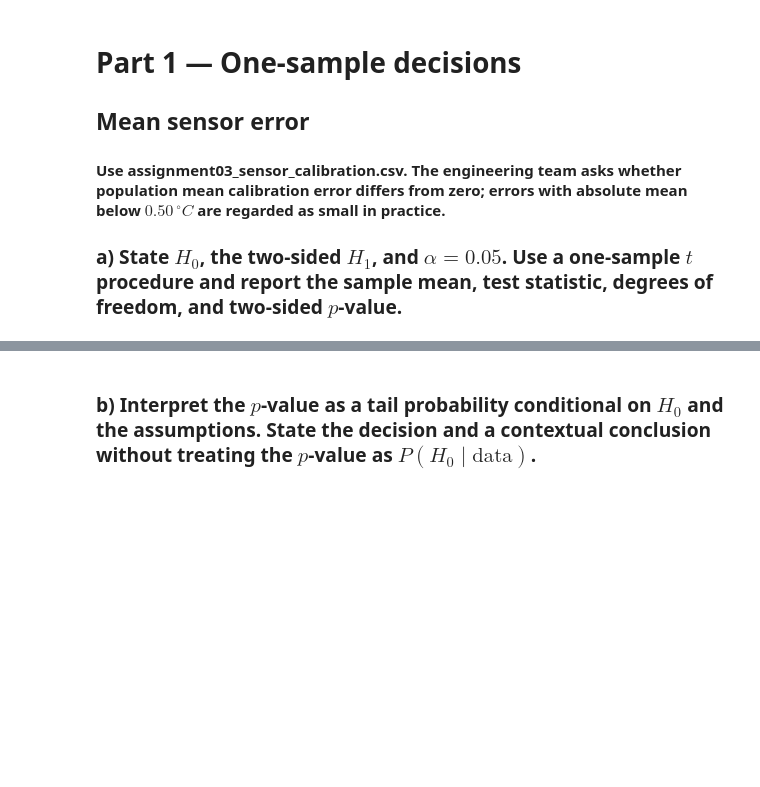
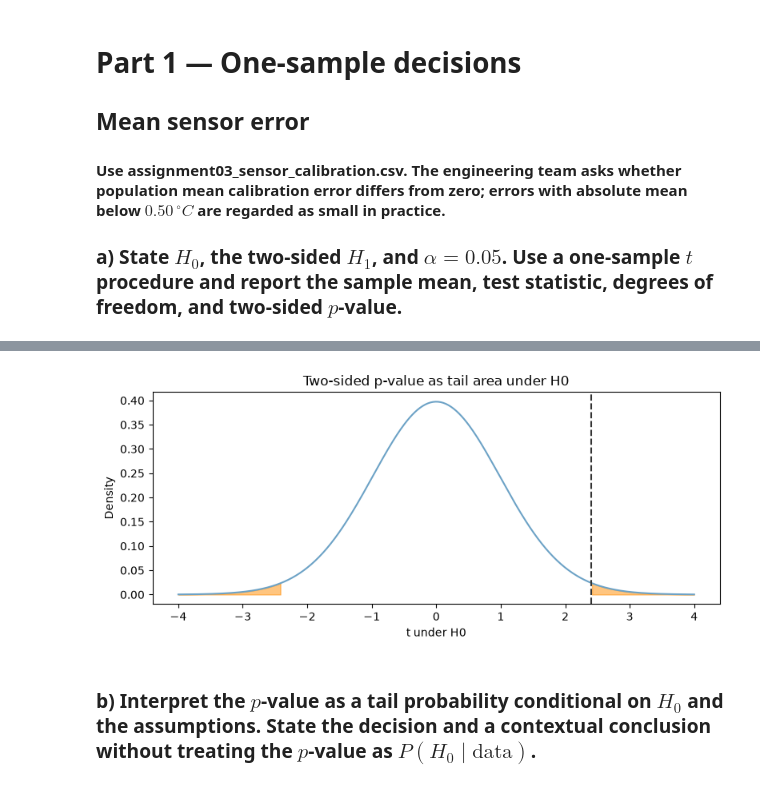
Before and after one commit to Fanticel/STA1, a Jupyter notebook: Asg4/Asg.ipynb, the cells around one changed output, grey strips where cells are left out. Cells and saved outputs as stored; diff of their text form; code cells hidden in the pictures; blank space fills up the shorter version.

```diff
--- a/Asg4/Asg.ipynb
+++ b/Asg4/Asg.ipynb
@@ -28,3 +28,6 @@ energy = pd.read_csv("data/assignment04_energy_retrofit.csv")
 ## Mean sensor error
 #### Use assignment03_sensor_calibration.csv. The engineering team asks whether population mean calibration error differs from zero; errors with absolute mean below $0.50\,^\circ C$ are regarded as small in practice.
 ### a) State $H_0$, the two-sided $H_1$, and $\alpha=0.05$. Use a one-sample $t$ procedure and report the sample mean, test statistic, degrees of freedom, and two-sided $p$-value.
+# %%
+t = stats.t
+sensor.head(5)
@@ -30,0 +41,22 @@ energy = pd.read_csv("data/assignment04_energy_retrofit.csv")
+# %%
+# t
+calibration_errors = sensor["calibration_error_c"]
+n = calibration_errors.size
+sample_mean = calibration_errors.mean()
+sample_std = calibration_errors.std()
+sample_standard_error = (sample_std / math.sqrt(n))
+t_obs = (sample_mean - 0) / sample_standard_error
+sample_df = n - 1
+p_two = 2 * t.sf(np.abs(t_obs), df=sample_df)
+
+
+display(Markdown(f"""
+$H_0$: $\\mu = 0$ (mean error is zero) \\
+$H_1$: $\\mu \\neq 0$ (mean error is not zero) \\
+$\\alpha = 0.05$ \\
+$\\hat x = {sample_mean}$ \\
+standard error $ = {sample_standard_error}$ \\
+test statistic $ = t = {t_obs}$ \\
+$v = n - 1 = {sample_df}$ \\
+two-sided $p$-value $= {p_two}$
+"""))
@@ -31,2 +73,17 @@ energy = pd.read_csv("data/assignment04_energy_retrofit.csv")
+# %%
+grid = np.linspace(-4, 4, 400)
+pdf = t.pdf(grid, df=n - 1)
+fig, ax = plt.subplots(figsize=(8, 3.6))
+ax.plot(grid, pdf, color="#6CA2C6")
+ax.fill_between(grid, pdf, where=grid <= -abs(t_obs), color="#FF8C00", alpha=0.5)
+ax.fill_between(grid, pdf, where=grid >= abs(t_obs), color="#FF8C00", alpha=0.5)
+ax.axvline(t_obs, color="0.2", linestyle="--")
+ax.set_xlabel("t under H0")
+ax.set_ylabel("Density")
+ax.set_title("Two-sided p-value as tail area under H0")
+plt.tight_layout()
+plt.show()
+# %% [output]
+[figure, added]
 # %% [markdown]
 ### b) Interpret the $p$-value as a tail probability conditional on $H_0$ and the assumptions. State the decision and a contextual conclusion without treating the $p$-value as $P(H_0\mid\text{data})$.
```
Also changed, not shown: parts of 8 cells of this notebook.
